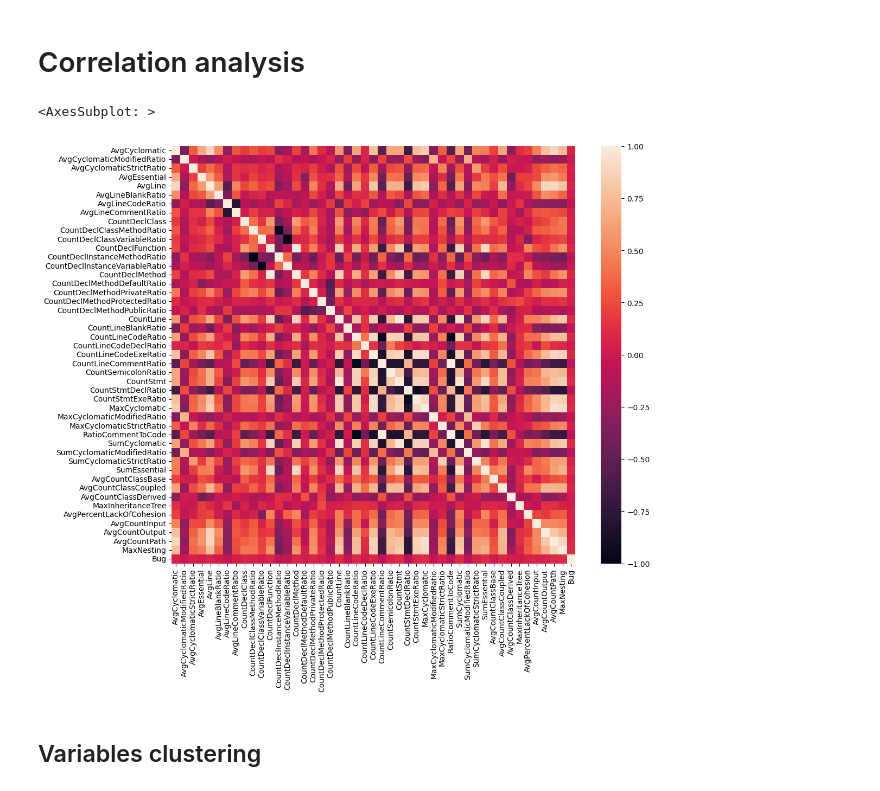
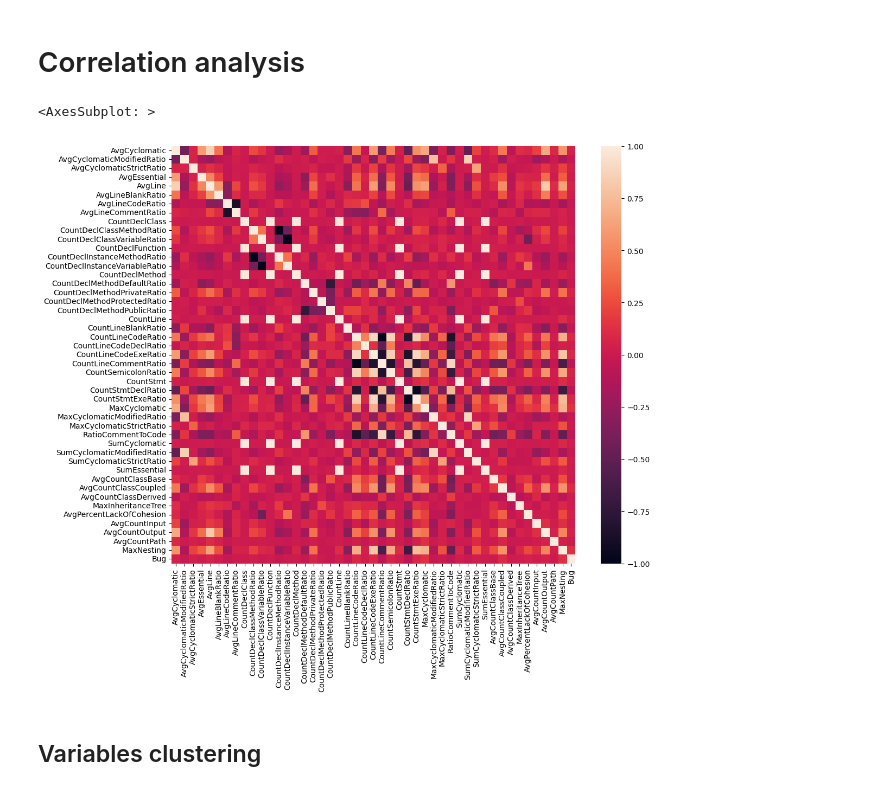
Before and after one commit to ahenrij/ets-mgl869-hive, a Jupyter notebook: src/lab/notebooks/analysis.ipynb, the cells around one changed output. Drawn from its saved outputs; the diff is of its cells as text; code cells hidden in the pictures.

```diff
--- a/src/lab/notebooks/analysis.ipynb
+++ b/src/lab/notebooks/analysis.ipynb
@@ -26,11 +26,11 @@ df.head()
 # Correlation analysis
 # %%
 plt.figure(figsize=(12, 10))
-r = df.corr(method="spearman")
+r = df.corr()
 sns.heatmap(r, vmin=-1, vmax=1)
 # %% [output]
 <AxesSubplot: >
-[figure, old version]
+[figure, new version]
 # %% [markdown]
 ## Variables clustering
 # %%
```
Also changed, not shown: parts of 1 cell of this notebook.
